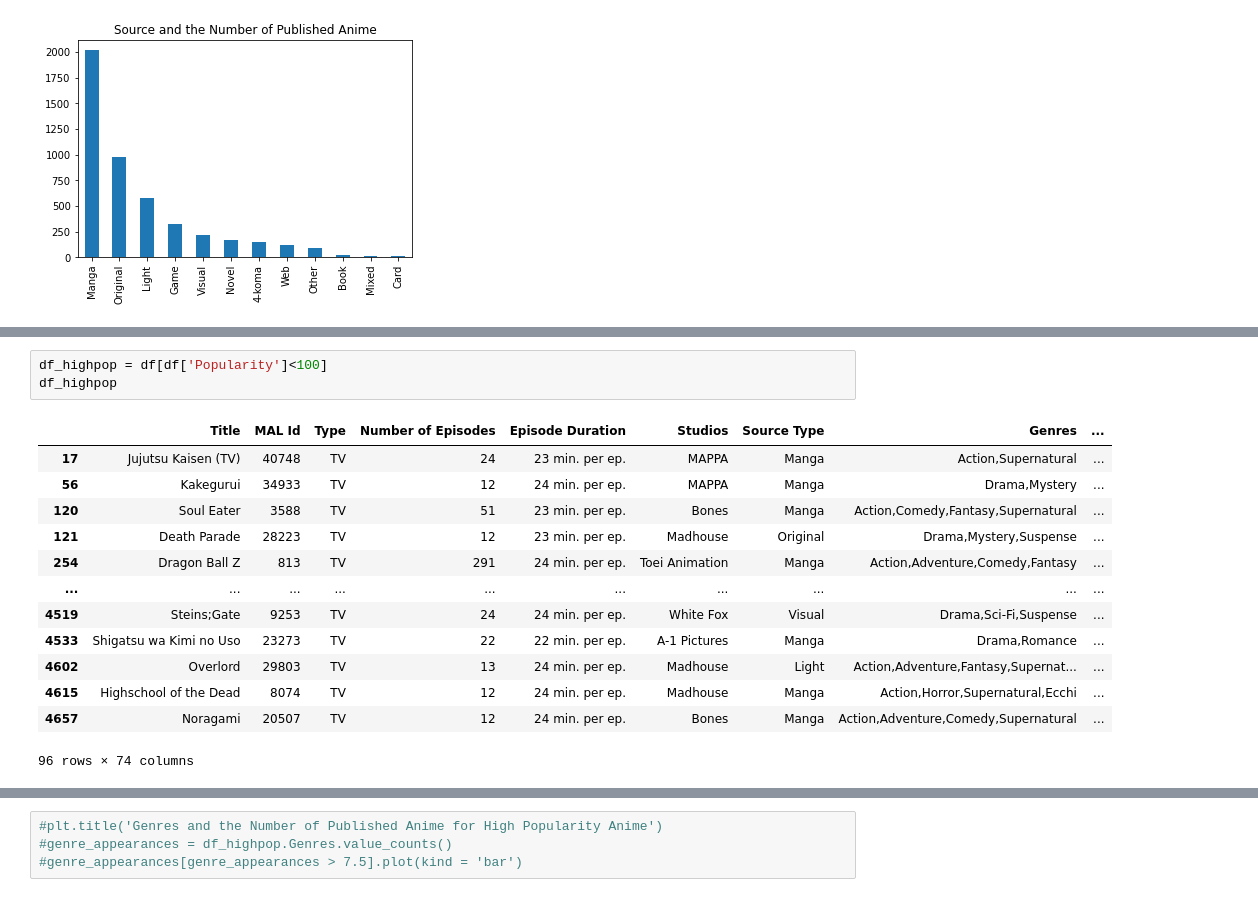
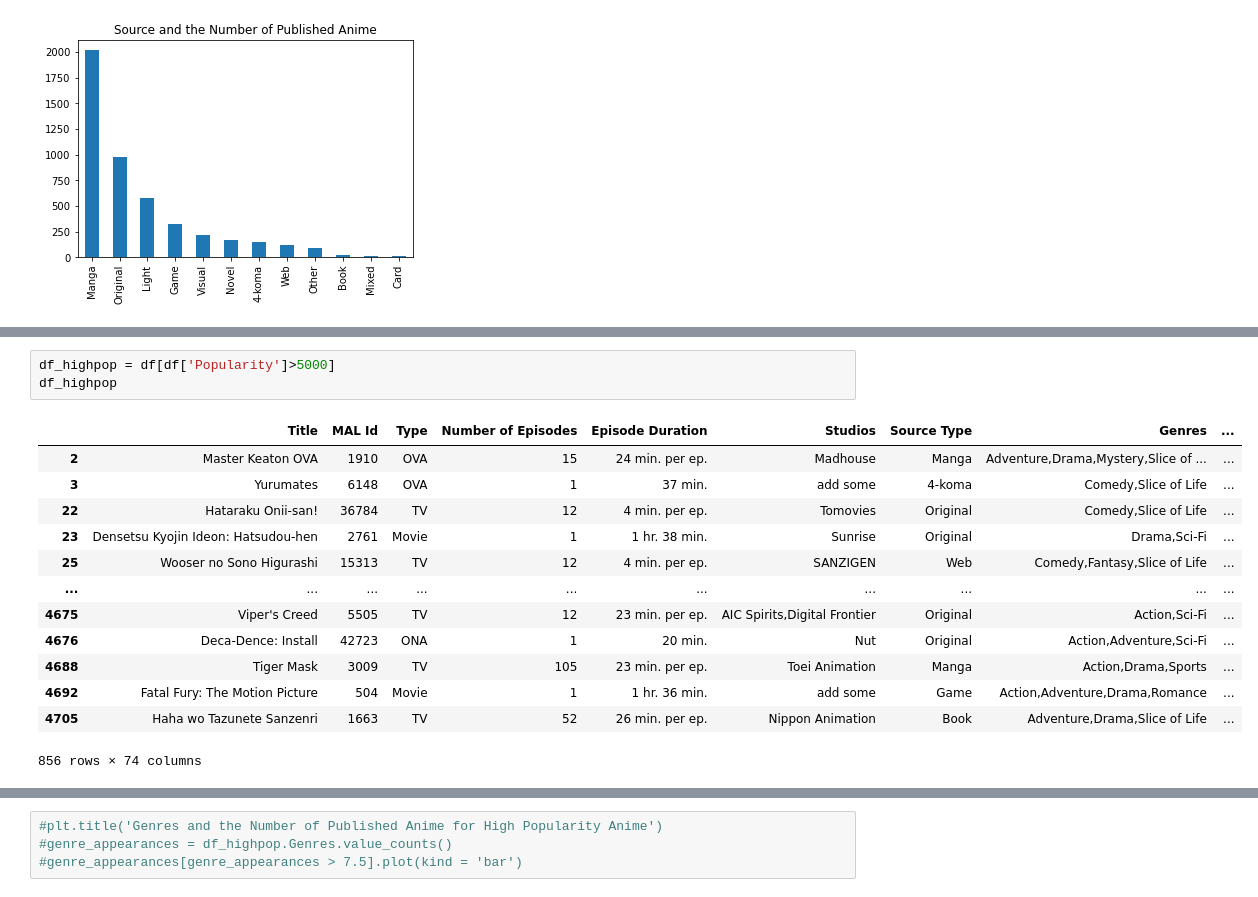
Before and after one commit to TamirIsCool/DataScIntro, a Jupyter notebook: Classification/WebScraping/prediction_groundwork_for_tommorow.ipynb, the cells around one changed output, grey strips where cells are left out. Cells and saved outputs as stored; diff of their text form.

```diff
--- a/Classification/WebScraping/prediction_groundwork_for_tommorow.ipynb
+++ b/Classification/WebScraping/prediction_groundwork_for_tommorow.ipynb
@@ -391,17 +436,17 @@ source_appearances[source_appearances>10].plot(kind = 'bar')
 # %%
-df_highpop = df[df['Popularity']<100]
+df_highpop = df[df['Popularity']>5000]
 df_highpop
 # %% [output]
 |  | Title | MAL Id | Type | Number of Episodes | Episode Duration | Studios | Source Type | Genres | ... |
-| 17 | Jujutsu Kaisen (TV) | 40748 | TV | 24 | 23 min. per ep. | MAPPA | Manga | Action,Supernatural | ... |
-| 56 | Kakegurui | 34933 | TV | 12 | 24 min. per ep. | MAPPA | Manga | Drama,Mystery | ... |
-| 120 | Soul Eater | 3588 | TV | 51 | 23 min. per ep. | Bones | Manga | Action,Comedy,Fantasy,Supernatural | ... |
-| 121 | Death Parade | 28223 | TV | 12 | 23 min. per ep. | Madhouse | Original | Drama,Mystery,Suspense | ... |
-| 254 | Dragon Ball Z | 813 | TV | 291 | 24 min. per ep. | Toei Animation | Manga | Action,Adventure,Comedy,Fantasy | ... |
+| 2 | Master Keaton OVA | 1910 | OVA | 15 | 24 min. per ep. | Madhouse | Manga | Adventure,Drama,Mystery,Slice of ... | ... |
+| 3 | Yurumates | 6148 | OVA | 1 | 37 min. | add some | 4-koma | Comedy,Slice of Life | ... |
+| 22 | Hataraku Onii-san! | 36784 | TV | 12 | 4 min. per ep. | Tomovies | Original | Comedy,Slice of Life | ... |
+| 23 | Densetsu Kyojin Ideon: Hatsudou-hen | 2761 | Movie | 1 | 1 hr. 38 min. | Sunrise | Original | Drama,Sci-Fi | ... |
+| 25 | Wooser no Sono Higurashi | 15313 | TV | 12 | 4 min. per ep. | SANZIGEN | Web | Comedy,Fantasy,Slice of Life | ... |
 | ... | ... | ... | ... | ... | ... | ... | ... | ... | ... |
-| 4519 | Steins;Gate | 9253 | TV | 24 | 24 min. per ep. | White Fox | Visual | Drama,Sci-Fi,Suspense | ... |
-| 4533 | Shigatsu wa Kimi no Uso | 23273 | TV | 22 | 22 min. per ep. | A-1 Pictures | Manga | Drama,Romance | ... |
-| 4602 | Overlord | 29803 | TV | 13 | 24 min. per ep. | Madhouse | Light | Action,Adventure,Fantasy,Supernat... | ... |
-| 4615 | Highschool of the Dead | 8074 | TV | 12 | 24 min. per ep. | Madhouse | Manga | Action,Horror,Supernatural,Ecchi | ... |
-| 4657 | Noragami | 20507 | TV | 12 | 24 min. per ep. | Bones | Manga | Action,Adventure,Comedy,Supernatural | ... |
+| 4675 | Viper's Creed | 5505 | TV | 12 | 23 min. per ep. | AIC Spirits,Digital Frontier | Original | Action,Sci-Fi | ... |
+| 4676 | Deca-Dence: Install | 42723 | ONA | 1 | 20 min. | Nut | Original | Action,Adventure,Sci-Fi | ... |
+| 4688 | Tiger Mask | 3009 | TV | 105 | 23 min. per ep. | Toei Animation | Manga | Action,Drama,Sports | ... |
+| 4692 | Fatal Fury: The Motion Picture | 504 | Movie | 1 | 1 hr. 36 min. | add some | Game | Action,Adventure,Drama,Romance | ... |
+| 4705 | Haha wo Tazunete Sanzenri | 1663 | TV | 52 | 26 min. per ep. | Nippon Animation | Book | Adventure,Drama,Slice of Life | ... |
-96 rows × 74 columns
+856 rows × 74 columns
```
Also changed, not shown: parts of 23 cells of this notebook.
